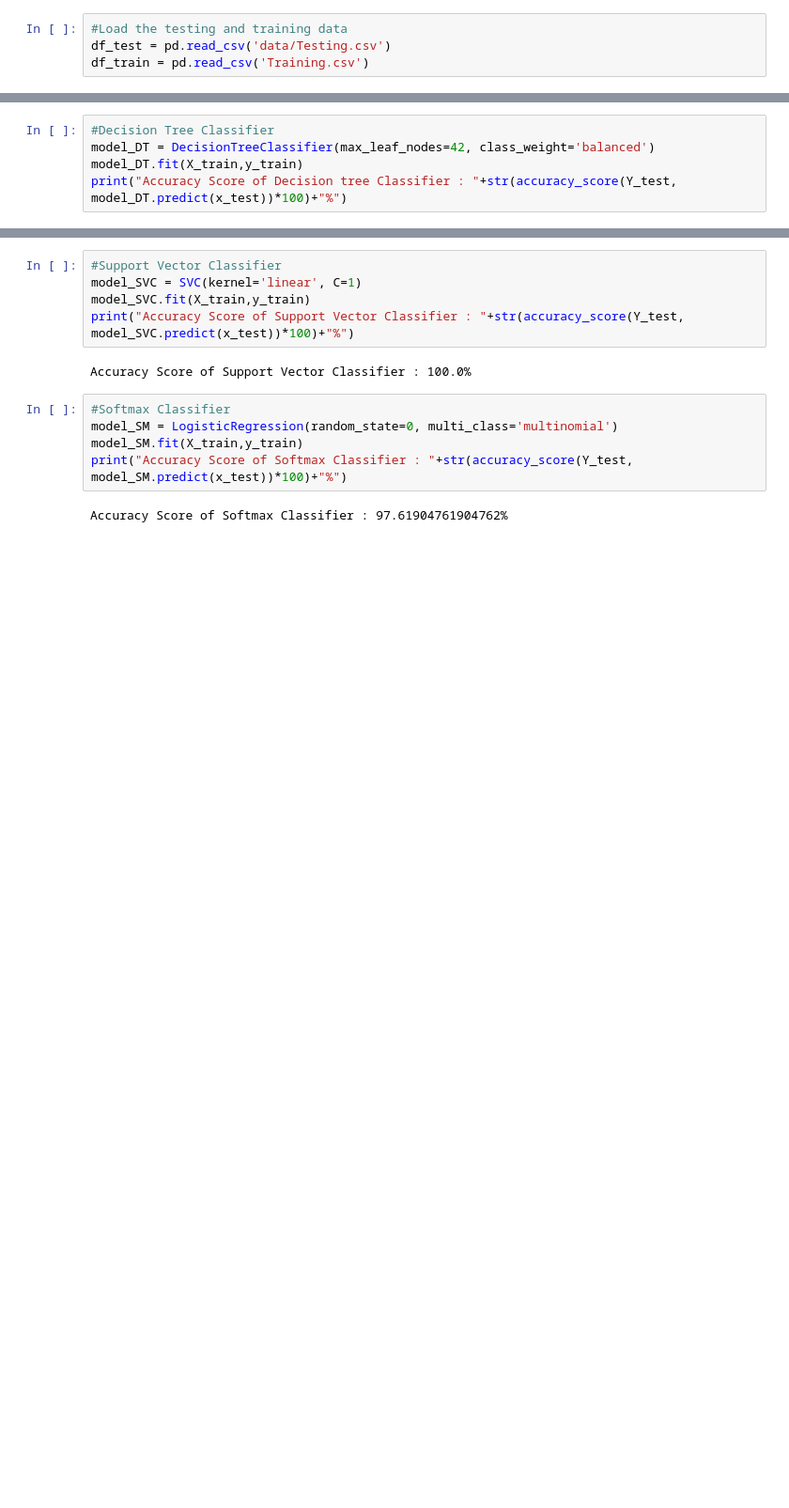
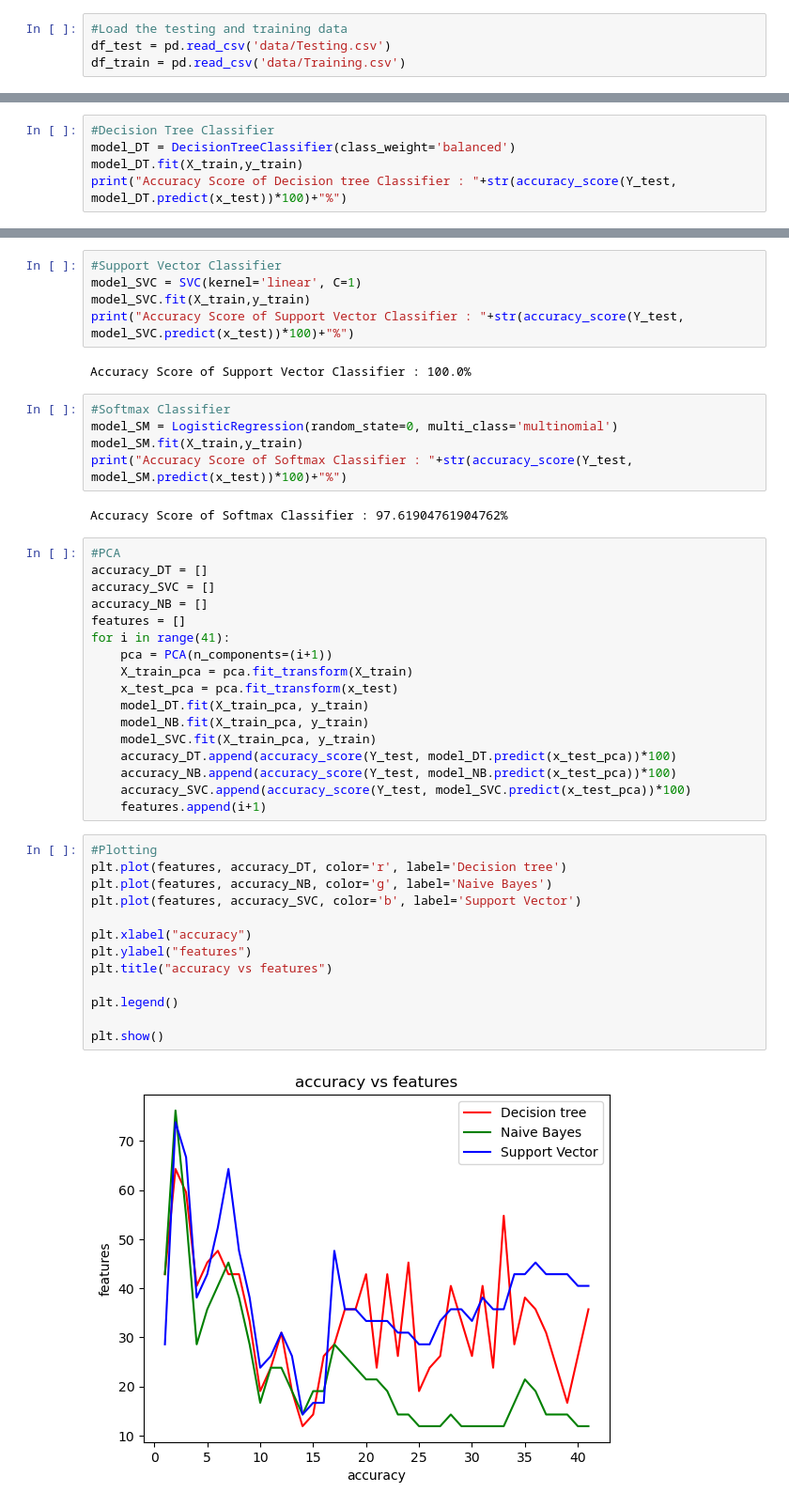
Before and after one commit to Abhijna-Raghavendra/MA-204-SML_Project, a Jupyter notebook: main.ipynb, the cells around one changed output, grey strips where cells are left out. Shown at 94% size. Saved outputs shown, nothing was run; the diff lists cells and outputs as text; blank space fills up the shorter version.

Commit message:
Complete Task 2 feat: plot accuracy vs features feat: implement random forest classifier (no hyperparameter tuning done)

```diff
--- a/main.ipynb
+++ b/main.ipynb
@@ -10,7 +13,7 @@ from sklearn.metrics import accuracy_score
 # %%
 #Load the testing and training data
 df_test = pd.read_csv('data/Testing.csv')
-df_train = pd.read_csv('Training.csv')
+df_train = pd.read_csv('data/Training.csv')
 # %%
 #Load the label encoder
 le = preprocessing.LabelEncoder()
@@ -26,7 +29,7 @@ y_train = le.fit_transform(y_train_labelled)
 Y_test = le.fit_transform(Y_test_labelled)
 # %%
 #Decision Tree Classifier
-model_DT = DecisionTreeClassifier(max_leaf_nodes=42, class_weight='balanced')
+model_DT = DecisionTreeClassifier(class_weight='balanced')
 model_DT.fit(X_train,y_train)
 print("Accuracy Score of Decision tree Classifier : "+str(accuracy_score(Y_test, model_DT.predict(x_test))*100)+"%")
 # %% [output]
@@ -52,3 +55,35 @@ model_SM.fit(X_train,y_train)
 print("Accuracy Score of Softmax Classifier : "+str(accuracy_score(Y_test, model_SM.predict(x_test))*100)+"%")
 # %% [output]
 Accuracy Score of Softmax Classifier : 97.61904761904762%
+# %%
+#PCA
+accuracy_DT = []
+accuracy_SVC = []
+accuracy_NB = []
+features = []
+for i in range(41):
+    pca = PCA(n_components=(i+1))
+    X_train_pca = pca.fit_transform(X_train)
+    x_test_pca = pca.fit_transform(x_test)
+    model_DT.fit(X_train_pca, y_train)
+    model_NB.fit(X_train_pca, y_train)
+    model_SVC.fit(X_train_pca, y_train)
+    accuracy_DT.append(accuracy_score(Y_test, model_DT.predict(x_test_pca))*100)
+    accuracy_NB.append(accuracy_score(Y_test, model_NB.predict(x_test_pca))*100)
+    accuracy_SVC.append(accuracy_score(Y_test, model_SVC.predict(x_test_pca))*100)
+    features.append(i+1)
+# %%
+#Plotting
+plt.plot(features, accuracy_DT, color='r', label='Decision tree')
+plt.plot(features, accuracy_NB, color='g', label='Naive Bayes')
+plt.plot(features, accuracy_SVC, color='b', label='Support Vector')
+
+plt.xlabel("accuracy")
+plt.ylabel("features")
+plt.title("accuracy vs features")
+
+plt.legend()
+
+plt.show()
+# %% [output]
+[figure, added]
```
Also changed, not shown: parts of 2 cells of this notebook.
